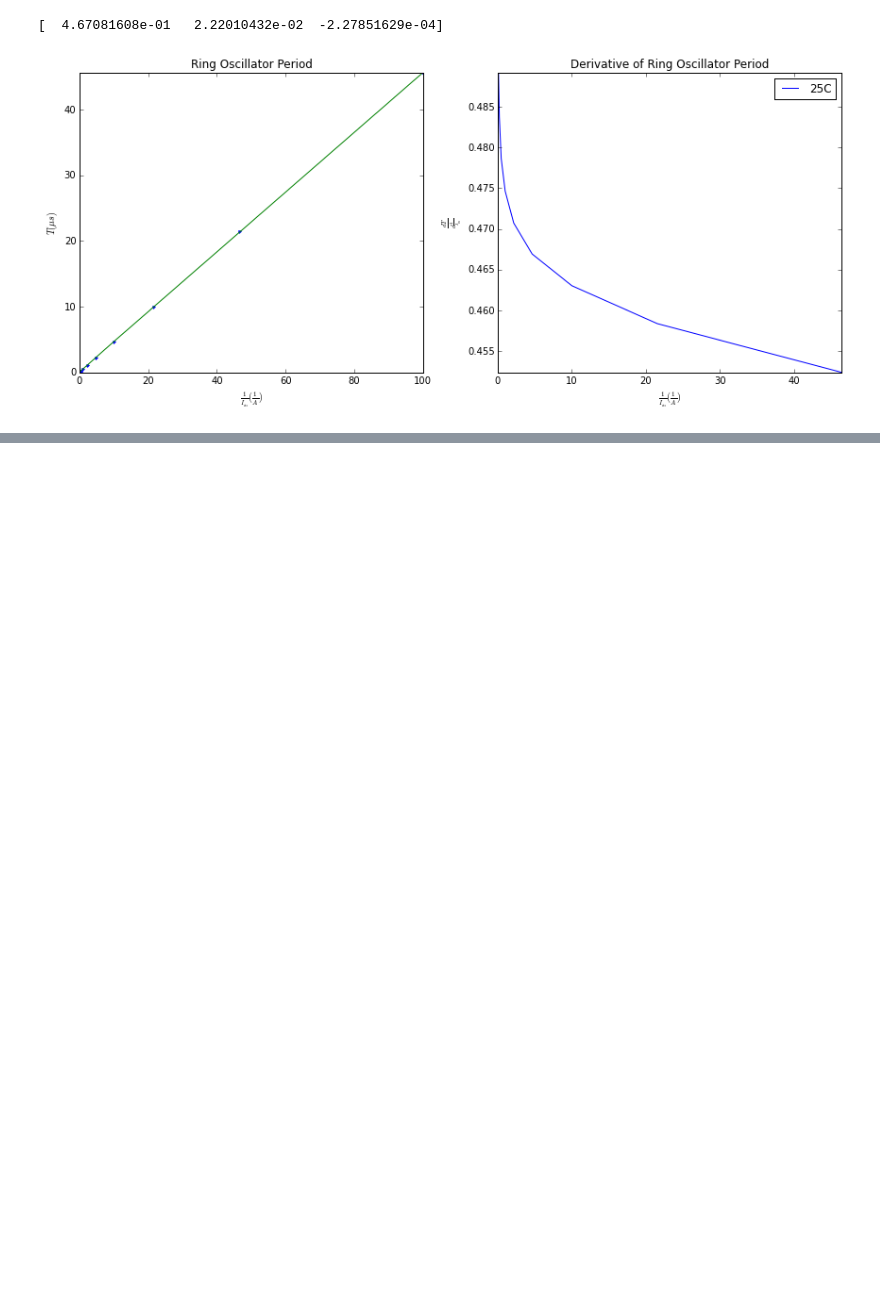
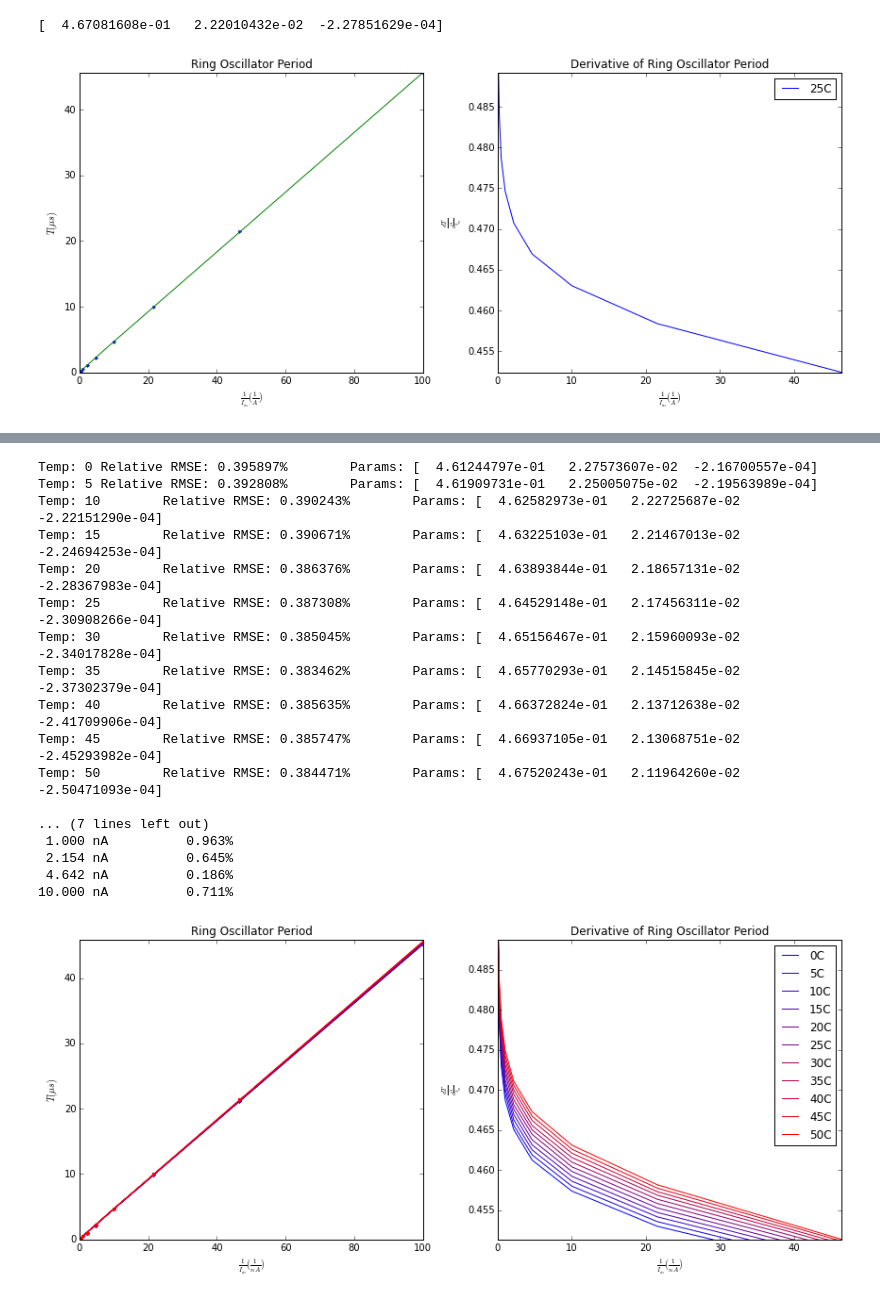
Before and after one commit to twinoza/TwinPyNB, a Jupyter notebook: AHOsc_Char.ipynb, the cells around one changed output, grey strips where cells are left out. Drawn from its saved outputs; the diff is of its cells as text; code cells hidden in the pictures; blank space fills up the shorter version.

```diff
--- a/AHOsc_Char.ipynb
+++ b/AHOsc_Char.ipynb
@@ -608,0 +645,45 @@ for i, curTs in enumerate(TsAsFuncOfIin):
+# %%
+allTs = list(list())
+
+for curTemp in temps:
+    fileName = "AH_TempSweep_SizedThin/AH_Inv_FreqMeas_Temp"+str(curTemp)+"C.csv"
+    # Note: This run required changing the readFile function that plotLinearity uses from readFile2 to readFile3
+    curTs, curFitParams = plotLinearity(fileName)
+    #curTs, curFitParams = plotLinearity(fileName, Lims=(20,15))
+    allTs.append(curTs)
+    print 'Temp: {}\tRelative RMSE: {:%}\tParams: {}'.format(curTemp,
+                                                             calcRRMSE(scaledIins, curTs, curFitParams),
+                                                             curFitParams)
+legend(loc='best')
+tight_layout()
+
+# Calculate the percentage variance that results from the variation in temperature.
+TsAsFuncOfIin = array(allTs).T
+#print TsAsFuncOfIin
+
+print
+print '{:>5s}\t\t{:^12s}'.format("Iins", "Percent Error")
+for i, curTs in enumerate(TsAsFuncOfIin):
+    #print mean(curTs), max(curTs), min(curTs), std(curTs), var(curTs)
+    Iins_nA = Iins[i]/10**-9
+    rse = (max(curTs)-min(curTs))/mean(curTs)
+    print '{:>6.3f} nA\t{:^12.3%}'.format(Iins_nA, rse)
+# %% [output]
+Temp: 0 Relative RMSE: 0.395897%        Params: [  4.61244797e-01   2.27573607e-02  -2.16700557e-04]
+Temp: 5 Relative RMSE: 0.392808%        Params: [  4.61909731e-01   2.25005075e-02  -2.19563989e-04]
+Temp: 10        Relative RMSE: 0.390243%        Params: [  4.62582973e-01   2.22725687e-02  -2.22151290e-04]
+Temp: 15        Relative RMSE: 0.390671%        Params: [  4.63225103e-01   2.21467013e-02  -2.24694253e-04]
+Temp: 20        Relative RMSE: 0.386376%        Params: [  4.63893844e-01   2.18657131e-02  -2.28367983e-04]
+Temp: 25        Relative RMSE: 0.387308%        Params: [  4.64529148e-01   2.17456311e-02  -2.30908266e-04]
+Temp: 30        Relative RMSE: 0.385045%        Params: [  4.65156467e-01   2.15960093e-02  -2.34017828e-04]
+Temp: 35        Relative RMSE: 0.383462%        Params: [  4.65770293e-01   2.14515845e-02  -2.37302379e-04]
+Temp: 40        Relative RMSE: 0.385635%        Params: [  4.66372824e-01   2.13712638e-02  -2.41709906e-04]
+Temp: 45        Relative RMSE: 0.385747%        Params: [  4.66937105e-01   2.13068751e-02  -2.45293982e-04]
+Temp: 50        Relative RMSE: 0.384471%        Params: [  4.67520243e-01   2.11964260e-02  -2.50471093e-04]
+
+... (7 lines left out)
+ 1.000 nA          0.963%
+ 2.154 nA          0.645%
+ 4.642 nA          0.186%
+10.000 nA          0.711%
+[figure, added]
```
Also changed, not shown: parts of 43 cells of this notebook.
